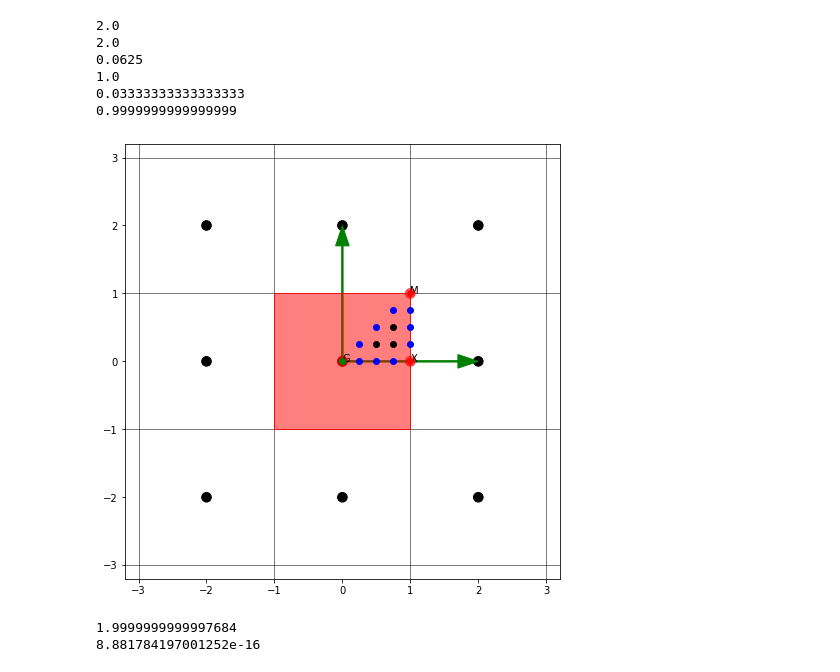
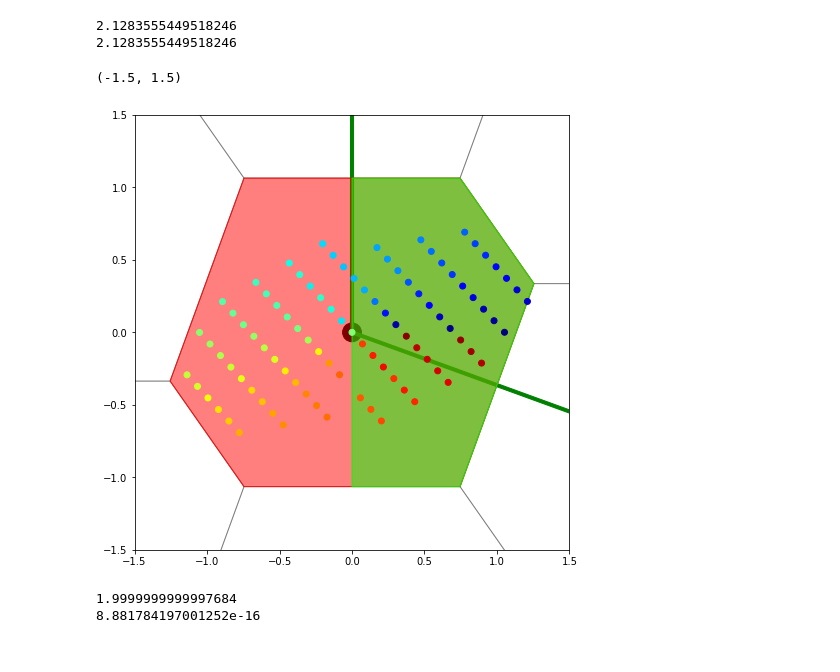
Before and after one commit to jcmwave/reciprocal, a Jupyter notebook: notebooks/test_kspace_integration.ipynb, the cells around one changed output. Drawn from its saved outputs; the diff is of its cells as text; code cells hidden in the pictures.

```diff
--- a/notebooks/test_kspace_integration.ipynb
+++ b/notebooks/test_kspace_integration.ipynb
@@ -9,56 +9,62 @@ import matplotlib.pyplot as plt
 #from matplotlib.patches import Circle
 #from matplotlib.backends.backend_pdf import PdfPages
 
-angle = 90.0
+angle = 70.0
 lat = Lattice(np.pi, np.pi, angle)
+fig, ax_1 = plt.subplots(1, 1, figsize= (12, 8))
+plt.sca(ax_1)
 rec_lat = lat.make_reciprocal()
+rec_lat.bzone.irreducible.make_sampling(constraint={'type':'n_points','value':5})
+rec_lat.bzone.make_sampling()
 print(rec_lat.vectors.length1)
 print(rec_lat.vectors.length2)
-fig, ax_1 = plt.subplots(1, 1, figsize= (12, 8))
+
 can = Canvas(ax=ax_1)
 can.plot_vectors(rec_lat)
 can.plot_lattice(rec_lat)
 #can.plot_primitive(rec_lat)
 can.plot_tesselation(rec_lat)
-can.plot_symmetry_points(rec_lat)
+#can.plot_symmetry_points(rec_lat)
 can.plot_bzone(rec_lat)
+can.plot_ibzone(rec_lat)
 #can.plot_
-#can.plot_sampling(rec_lat.bzone.sampling)
-can.plot_sampling(rec_lat.bzone.irreducible.sampling)
+can.plot_sampling(rec_lat.bzone.sampling)
+#can.plot_sampling(rec_lat.bzone.irreducible.sampling)
 #print(rec_lat.bzone.sampling)
+"""
 real_area = rec_lat.bzone.area()
 #print(rec_lat.bzone.sampling.shape)
 density = rec_lat.bzone.area()/rec_lat.bzone.sampling.shape[0]
 print(density)
 area_1 = 0.0
 for sample_point in range(rec_lat.bzone.sampling.shape[0]):
     area_1 += density
 print(area_1/real_area)
 #print(rec_lat.bzone.irreducible.sampling)
 
 def simplify_sampling(sampling_dict):
     all_points = []
     for value in sampling_dict.values():
         for point in range(value.shape[0]):
             all_points.append(value[point,:])
     return np.array(all_points)
 
 all_points = simplify_sampling(rec_lat.bzone.irreducible.sampling)
 
 density2 = rec_lat.bzone.irreducible.area()/all_points.shape[0]
 print(density2)
 area_2 = 0.0
 for sample_point in range(all_points.shape[0]):
     area_2 += density2*8.
 print(area_2/real_area)
+"""
+plt.xlim([-1.5, 1.5])
+plt.ylim([-1.5, 1.5])
 # %% [output]
-2.0
-2.0
-0.0625
-1.0
-0.03333333333333333
-0.9999999999999999
+2.1283555449518246
+2.1283555449518246
+(-1.5, 1.5)
-[figure, old version]
+[figure, new version]
 # %%
 x = np.linspace(-1,1,100)
 y = np.linspace(-1,1,100)
```
Also changed, not shown: 1 other file.
